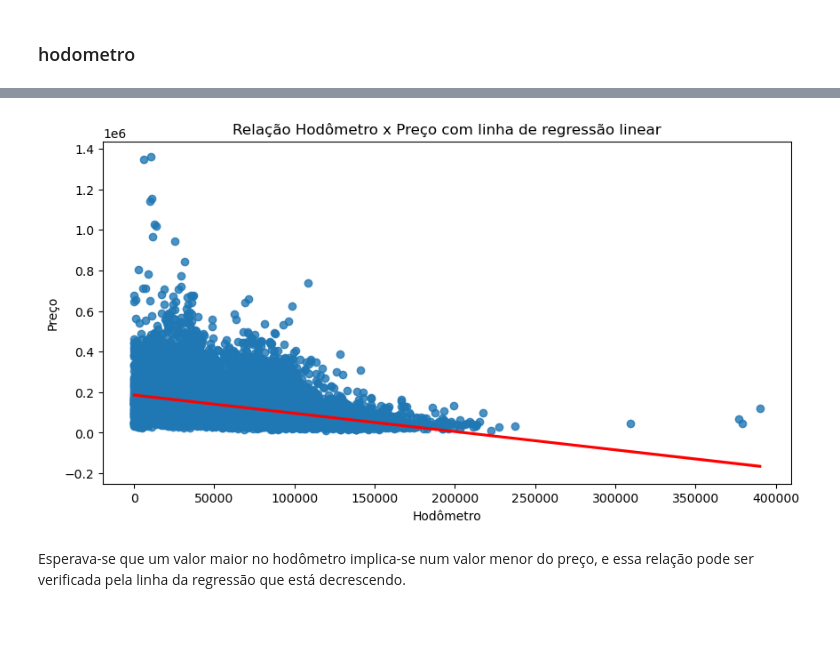
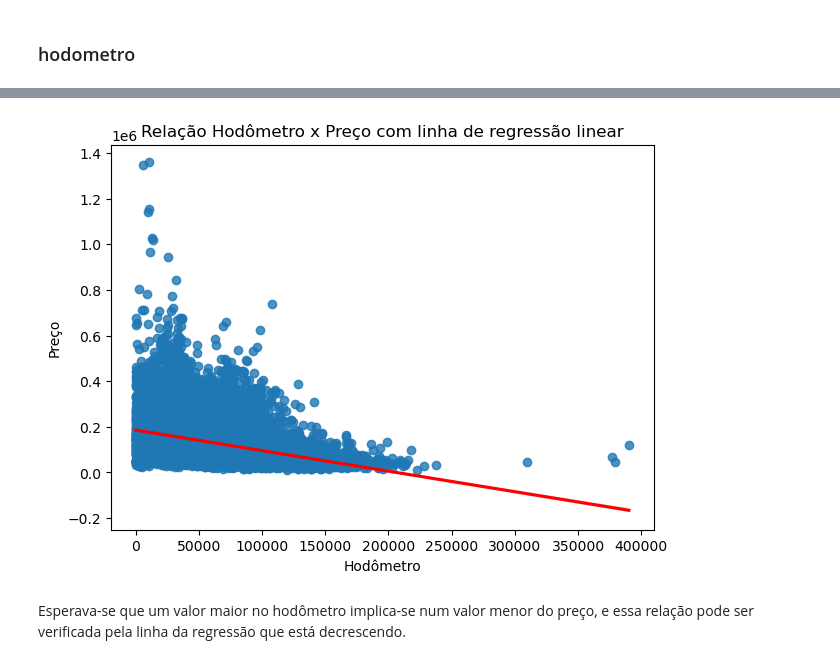
Before and after one commit to renatoinomata/indicium-data-science, a Jupyter notebook: cars_eda.ipynb, the cells around one changed output, grey strips where cells are left out. Drawn from its saved outputs; the diff is of its cells as text; code cells hidden in the pictures; blank space fills up the shorter version.

```diff
--- a/cars_eda.ipynb
+++ b/cars_eda.ipynb
@@ -560,14 +555,14 @@ df.sort_values('hodometro', ascending=False).head(5)
 | 25466 | 266733556249083435259295458504902... | 8 | FORD | RANGER | 4.0 STX 4X2 CE V6 12V GASOLINA 2P... | 1994 | 2012 | 309465.0 | Manual | ... |
 | 25256 | 264844634239316365552041657795969... | 8 | MERCEDES-BENZ | C 180 | 1.8 CLASSIC PLUS GASOLINA 4P AUTO... | 1999 | 2014 | 237288.0 | Automática | ... |
 # %%
-plt.figure(figsize=(10, 5))
+plt.figure(figsize=(7, 5))
 sns.regplot(df, x='hodometro', y='preco', line_kws={'color':'red'})
 plt.xlabel('Hodômetro')
 plt.ylabel('Preço')
 plt.title('Relação Hodômetro x Preço com linha de regressão linear')
 plt.show()
 # %% [output]
-[figure, old version]
+[figure, new version]
 # %% [markdown]
 Esperava-se que um valor maior no hodômetro implica-se num valor menor do preço, e essa relação pode ser verificada pela linha da regressão que está decrescendo.
 # %% [markdown]
```
Also changed, not shown: parts of 213 cells of this notebook, 2 other files.
